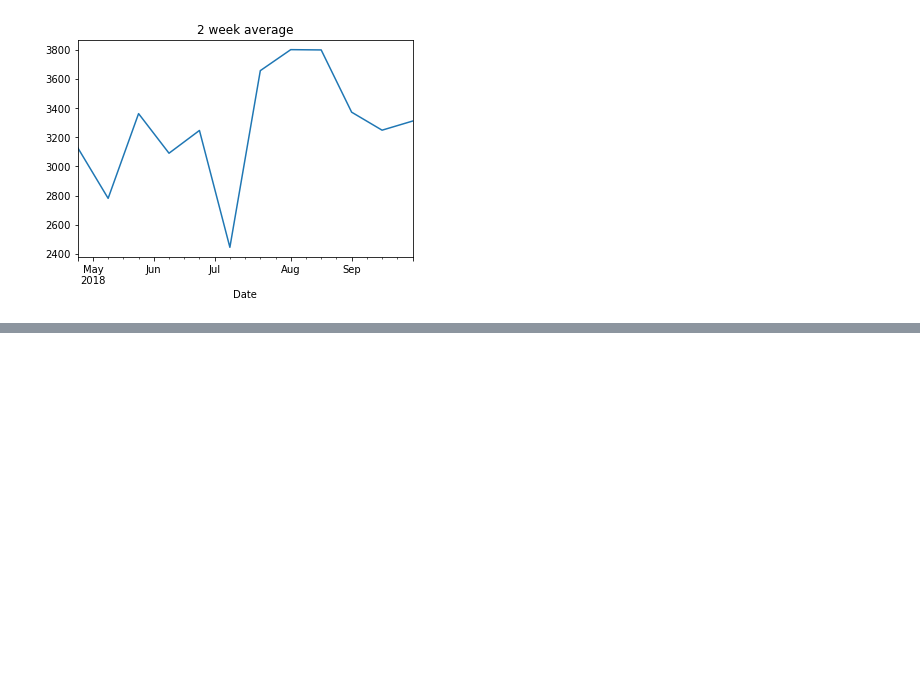
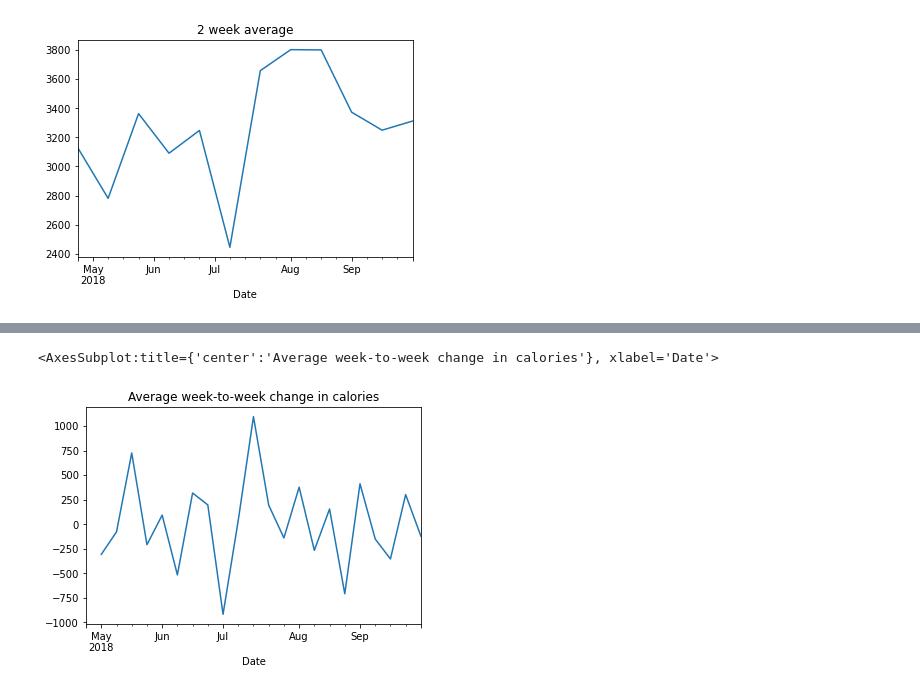
Before and after one commit to chriseverts/time_series_exercises, a Jupyter notebook: time_series_proj.ipynb, the cells around one changed output, grey strips where cells are left out. Saved outputs shown, nothing was run; the diff lists cells and outputs as text; code cells hidden in the pictures; blank space fills up the shorter version.

```diff
--- a/time_series_proj.ipynb
+++ b/time_series_proj.ipynb
@@ -198,0 +209,5 @@ y.resample('2W').mean().plot(title='2 week average')
+# %%
+y.resample('W').mean().diff().plot(title='Average week-to-week change in calories')
+# %% [output]
+<AxesSubplot:title={'center':'Average week-to-week change in calories'}, xlabel='Date'>
+[figure, added]
```
Also changed, not shown: parts of 3 cells of this notebook.
